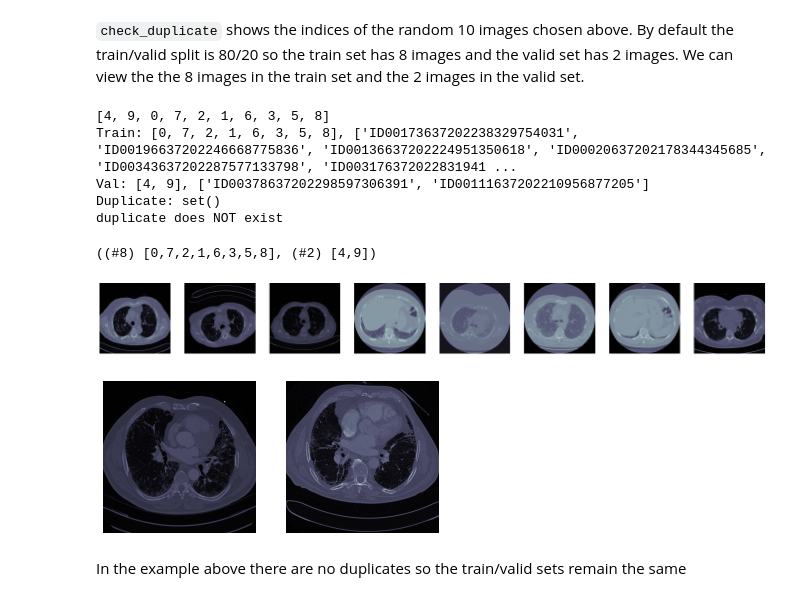
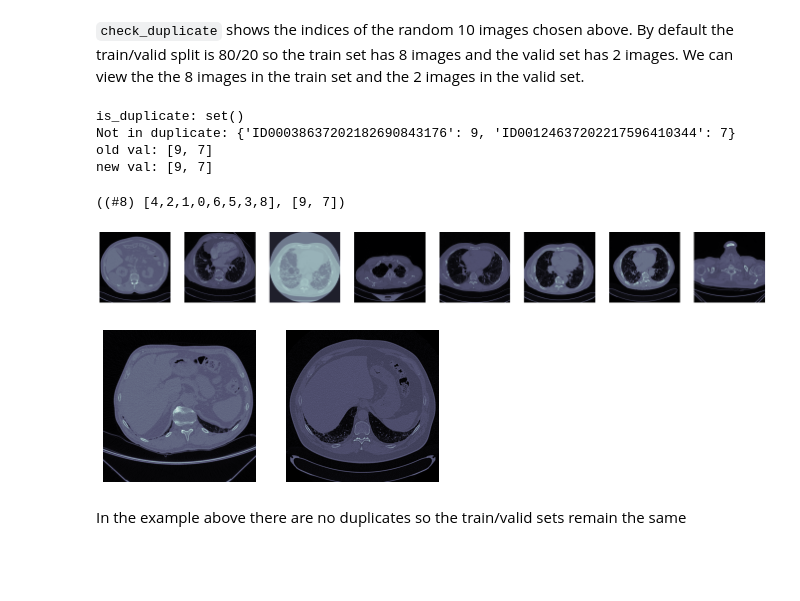
Before and after one commit to asvcode/fmi, a Jupyter notebook: nbs/03_preprocessing.ipynb, the cells around one changed output. Cells and saved outputs as stored; diff of their text form; code cells hidden in the pictures; blank space fills up the shorter version.

```diff
--- a/nbs/03_preprocessing.ipynb
+++ b/nbs/03_preprocessing.ipynb
@@ -262,43 +262,38 @@ def dicomsplit(valid_pct=0.2, seed=None, **kwargs):
     "Splits `items` between train/val with `valid_pct`"
     "and checks if identical patient IDs exist in both the train and valid sets"
     def _inner(o, **kwargs):
-        train_list = []; valid_list = []
         if seed is not None: torch.manual_seed(seed)
         rand_idx = L(int(i) for i in torch.randperm(len(o)))
         cut = int(valid_pct * len(o))
         trn = rand_idx[cut:]; trn_p = o[rand_idx[cut:]]
         val = rand_idx[:cut]; val_p = o[rand_idx[:cut]]
+        train_L = L(trn, trn_p); val_L = L(val, val_p)
         train_patient = []; train_images = []
-        for i, tfile in enumerate(trn_p):
+        for i, tfile in enumerate(train_L[1]):
             file = dcmread(tfile)
             tpat = file.PatientID
             train_patient.append(tpat)
             file_array = dcmread(tfile).pixel_array
             train_images.append(file_array)
         val_patient = []; val_images = []
-        for i, vfile in enumerate(val_p):
+        for i, vfile in enumerate(val_L[1]):
             file2 = dcmread(vfile)
             vpat = file2.PatientID
             val_patient.append(vpat)
             val_array = dcmread(vfile).pixel_array
             val_images.append(val_array)
-
-        print(rand_idx)
-        print(f'Train: {trn}, {train_patient}')
         show_images(train_images[:20])
-        print(f'Val: {val}, {val_patient}')
+        is_duplicate = set(train_patient) & set(val_patient)
+        print(f'is_duplicate: {is_duplicate}')
         show_images(val_images[:20])
-        is_duplicate = set(train_patient) & set(val_patient)
-        print(f'Duplicate: {set(train_patient) & set(val_patient)}')
-        new_list = []
-        if bool(is_duplicate) is not False:
-            print('duplicate exists')
-            new_list = [elem for elem in train_patient if elem not in val_patient ]
-            print(f'New List: {new_list}')
-        else:
-            print('duplicate does NOT exist')
-            new_list = trn
-        return new_list, val
+        m_dict = dict(zip(val_patient, val))
+        string_dup = list(is_duplicate)
+        updated_dict = [m_dict.pop(key) for key in string_dup]
+        print(f'Not in duplicate: {m_dict}')
+        new_val = list(m_dict.values())
+        print(f'old val: {val}')
+        print(f'new val: {new_val}')
+        return trn, new_val
     return _inner
 # %%
 show_doc(dicomsplit)
@@ -310,7 +305,7 @@ show_doc(dicomsplit)
 Splits `items` between train/val with `valid_pct`
 # %%
 #export
-def check_duplicate(items, seed=5):
+def check_duplicate(items, valid_pct=0.2, seed=5):
     trn, val = dicomsplit(valid_pct=0.2, seed=seed)(items)
     return trn, val
 # %%
@@ -346,16 +341,16 @@ rand_items
 # %% [markdown]
 `check_duplicate` shows the indices of the random 10 images chosen above.  By default the train/valid split is 80/20 so the train set has 8 images and the valid set has 2 images.  We can view the the 8 images in the train set and the 2 images in the valid set.
-# %%
-set_seed(70)
-check_duplicate(rand_items, seed=70)
-# %% [output]
-[4, 9, 0, 7, 2, 1, 6, 3, 5, 8]
-Train: [0, 7, 2, 1, 6, 3, 5, 8], ['ID00173637202238329754031', 'ID00196637202246668775836', 'ID00136637202224951350618', 'ID00020637202178344345685', 'ID00343637202287577133798', 'ID003176372022831941 ...
-Val: [4, 9], ['ID00378637202298597306391', 'ID00111637202210956877205']
-Duplicate: set()
-duplicate does NOT exist
-((#8) [0,7,2,1,6,3,5,8], (#2) [4,9])
-[figure, removed]
-[figure, removed]
+# %%
+seed = 90
+set_seed(seed)
+check_duplicate(rand_items, valid_pct=0.2, seed=seed)
+# %% [output]
+is_duplicate: set()
+Not in duplicate: {'ID00038637202182690843176': 9, 'ID00124637202217596410344': 7}
+old val: [9, 7]
+new val: [9, 7]
+((#8) [4,2,1,0,6,5,3,8], [9, 7])
+[figure, added]
+[figure, added]
 # %% [markdown]
 In the example above there are no duplicates so the train/valid sets remain the same
```
Also changed, not shown: parts of 3 cells of this notebook, 2 other files.
